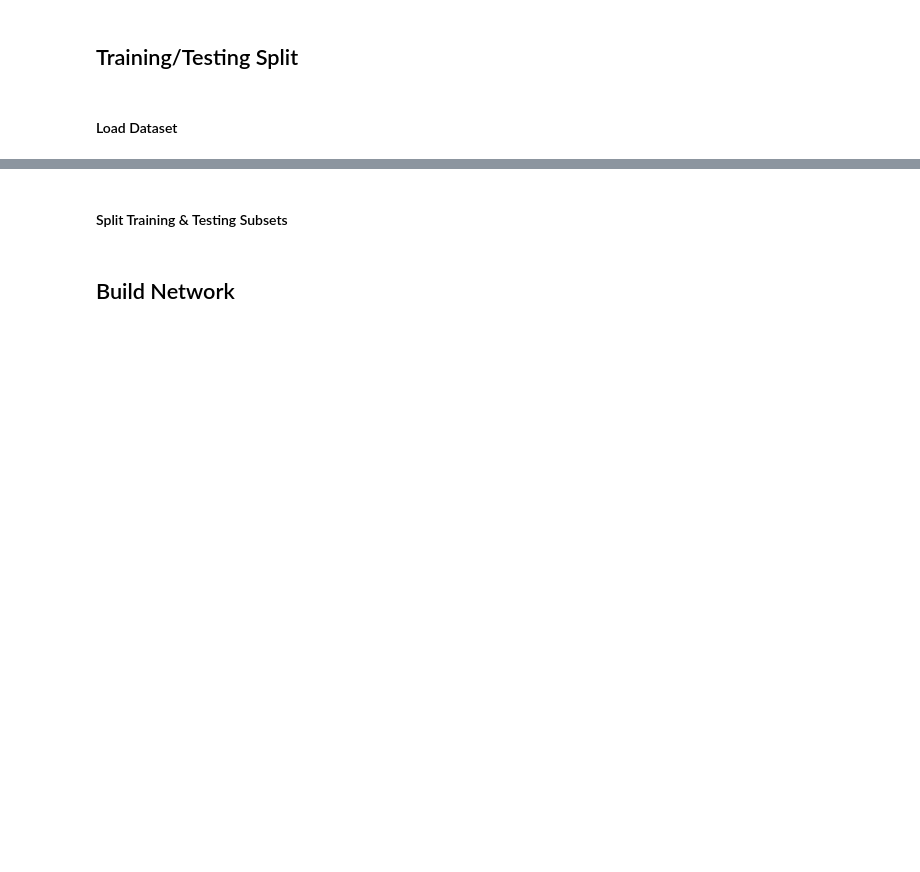
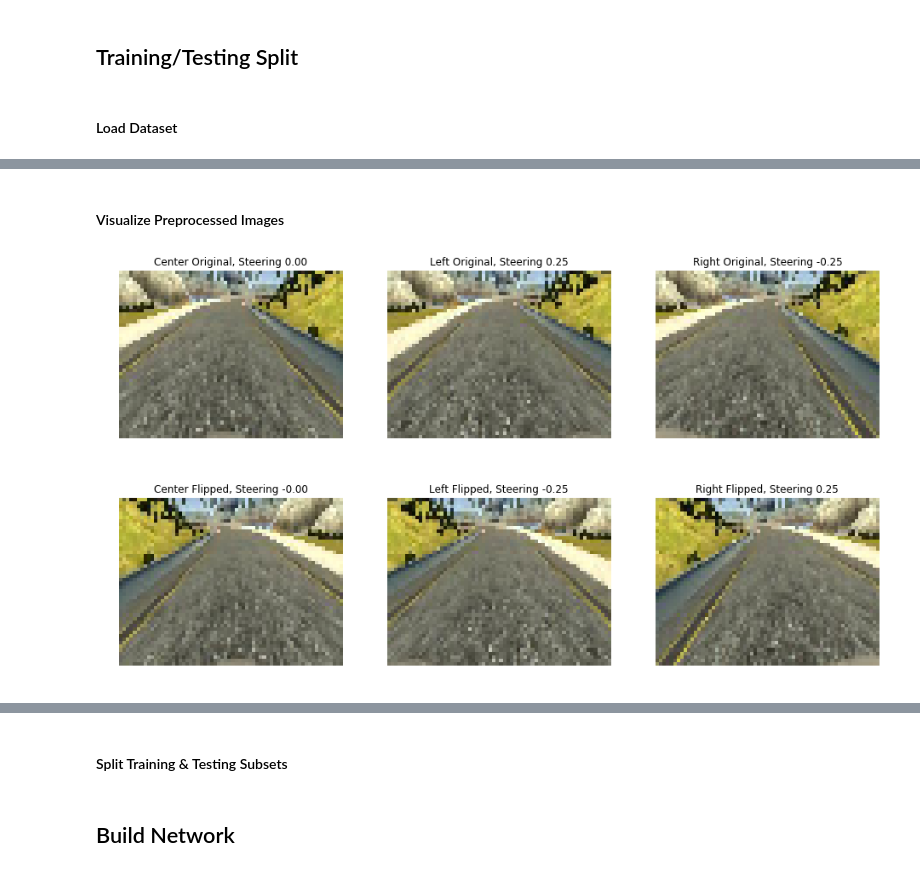
Before and after one commit to AlexGeControl/Auto-Car-01-Vision-03-Behavioral-Cloning, a Jupyter notebook: Behavioral-Cloning.ipynb, the cells around one changed output, grey strips where cells are left out. Drawn from its saved outputs; the diff is of its cells as text; code cells hidden in the pictures; blank space fills up the shorter version.

```diff
--- a/Behavioral-Cloning.ipynb
+++ b/Behavioral-Cloning.ipynb
@@ -49,0 +87,30 @@ y = np.hstack(y)
+# %% [markdown]
+#### Visualize Preprocessed Images
+# %%
+# Initialize canvas:
+preprocessing_demo = plt.figure(figsize=(16, 9))
+
+for idx, image_type in enumerate(
+    (
+        "Center Original",
+        "Left Original",
+        "Right Original",
+        "Center Flipped",
+        "Left Flipped",
+        "Right Flipped"
+    )
+):
+    image = cv2.cvtColor(
+        X[idx-6],
+        cv2.COLOR_BGR2RGB
+    )
+    steering = y[idx-6]
+
+    ax=preprocessing_demo.add_subplot(2,3,idx + 1)
+    ax.set_axis_off()
+    plt.imshow(image)
+    ax.set_title(
+        "{}, Steering {:.2f}".format(image_type, steering)
+    )
+# %% [output]
+[figure, added]
```
Also changed, not shown: parts of 9 cells of this notebook, 6 other files.
